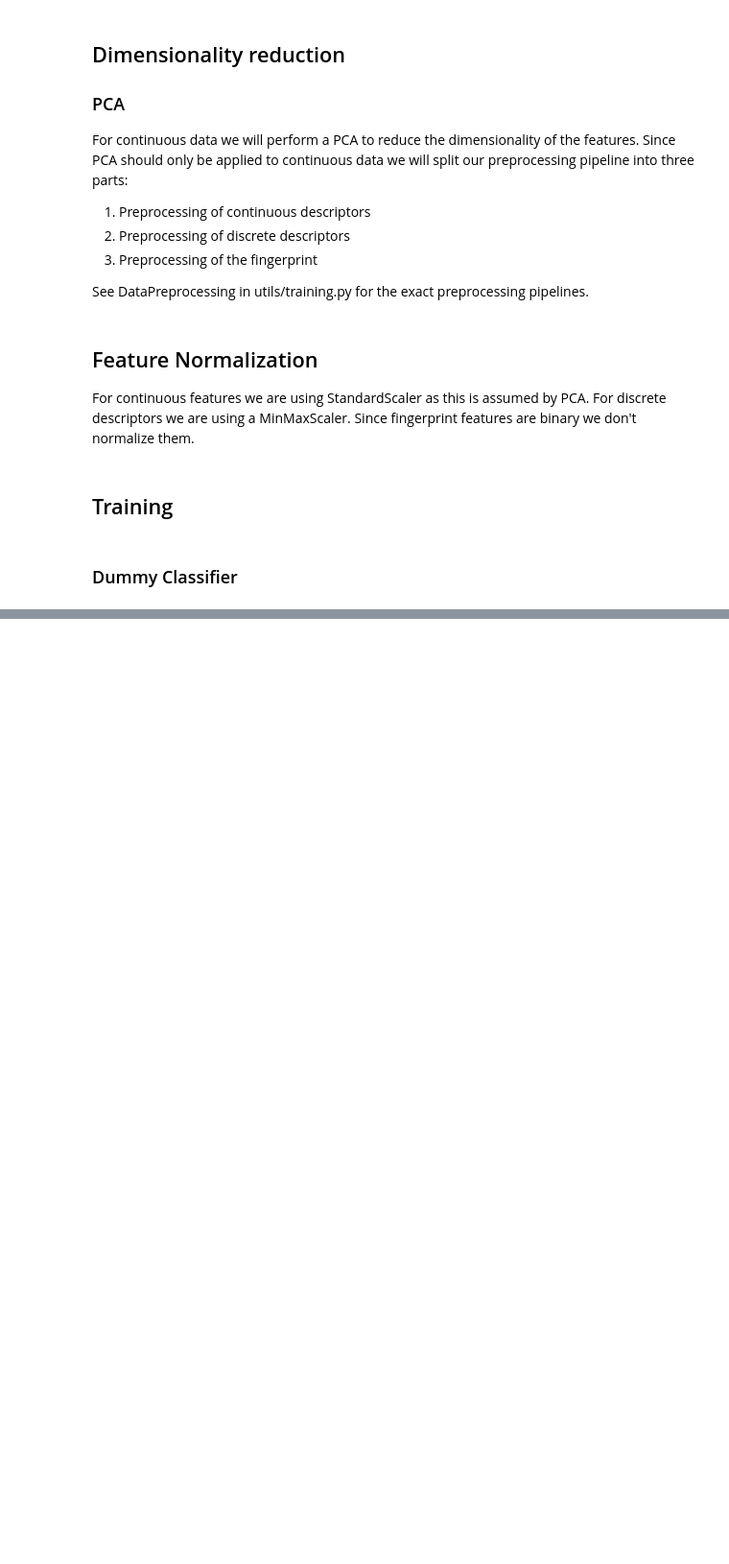
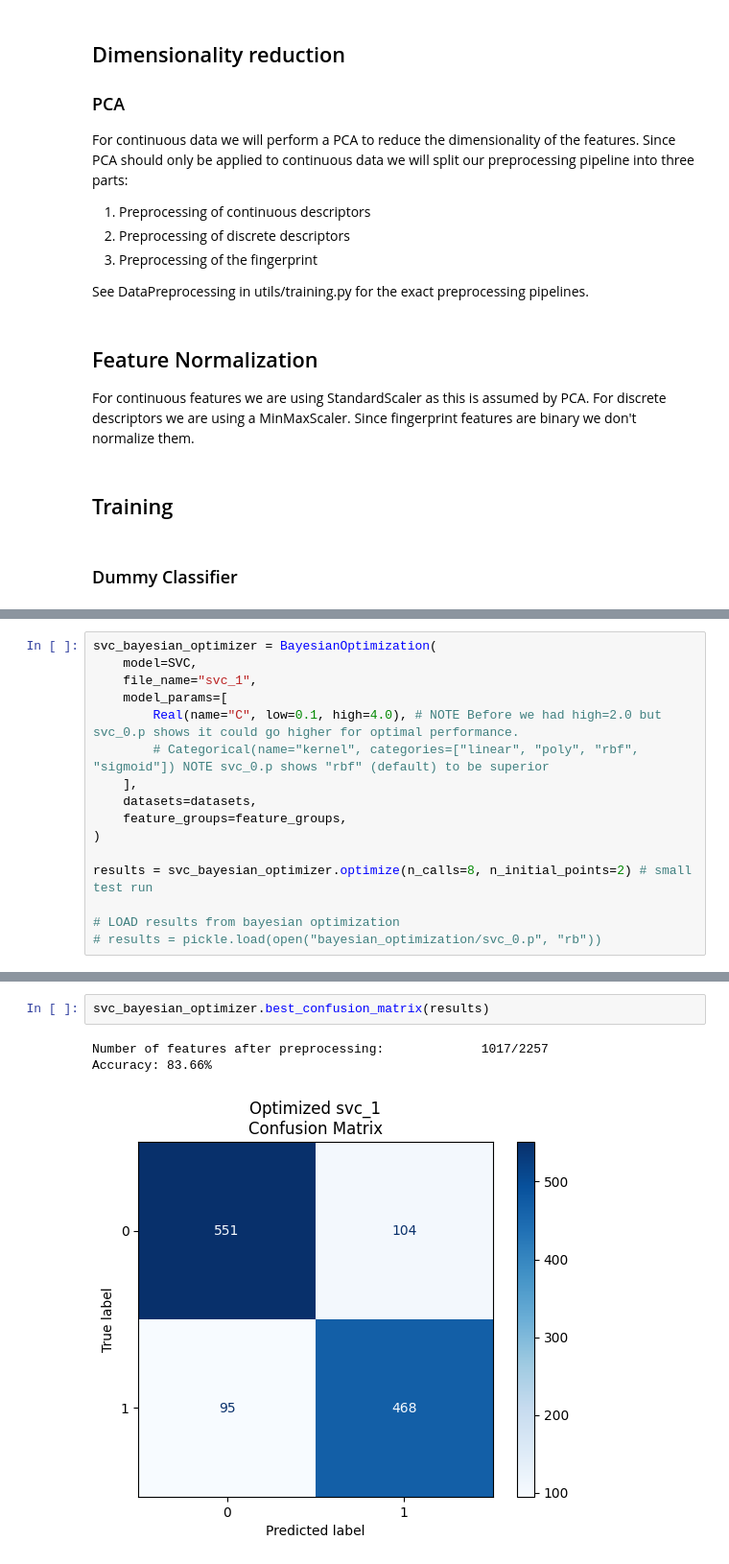
Before and after one commit to JonnaMat/CYP-inhibition, a Jupyter notebook: src/project.ipynb, the cells around one changed output, grey strips where cells are left out. Shown: that part at 96% size. Saved outputs shown, nothing was run; the diff lists cells and outputs as text; blank space fills up the shorter version.

Commit message:
Add bayesian optimization to project

```diff
--- a/src/project.ipynb
+++ b/src/project.ipynb
@@ -307,0 +308,16 @@ gp_minimize(
+# %%
+svc_bayesian_optimizer = BayesianOptimization(
+    model=SVC,
+    file_name="svc_1",
+    model_params=[
+        Real(name="C", low=0.1, high=4.0), # NOTE Before we had high=2.0 but svc_0.p shows it could go higher for optimal performance.
+        # Categorical(name="kernel", categories=["linear", "poly", "rbf", "sigmoid"]) NOTE svc_0.p shows "rbf" (default) to be superior
+    ],
+    datasets=datasets,
+    feature_groups=feature_groups,
+)
+
+results = svc_bayesian_optimizer.optimize(n_calls=8, n_initial_points=2) # small test run
+
+# LOAD results from bayesian optimization
+# results = pickle.load(open("bayesian_optimization/svc_0.p", "rb"))
@@ -307,0 +342,6 @@ gp_minimize(
+# %%
+svc_bayesian_optimizer.best_confusion_matrix(results)
+# %% [output]
+Number of features after preprocessing:             1017/2257
+Accuracy: 83.66%
+[figure, added]
```
Also changed, not shown: parts of 37 cells of this notebook.
